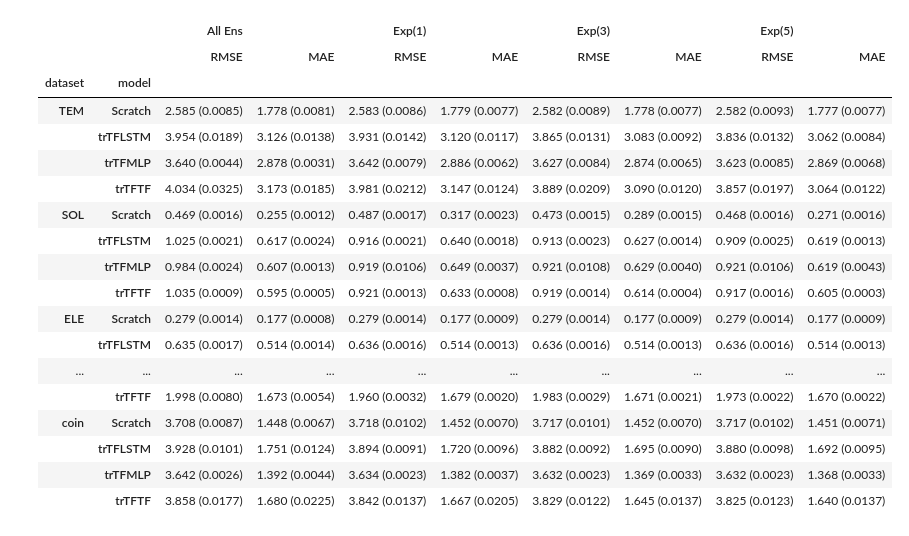
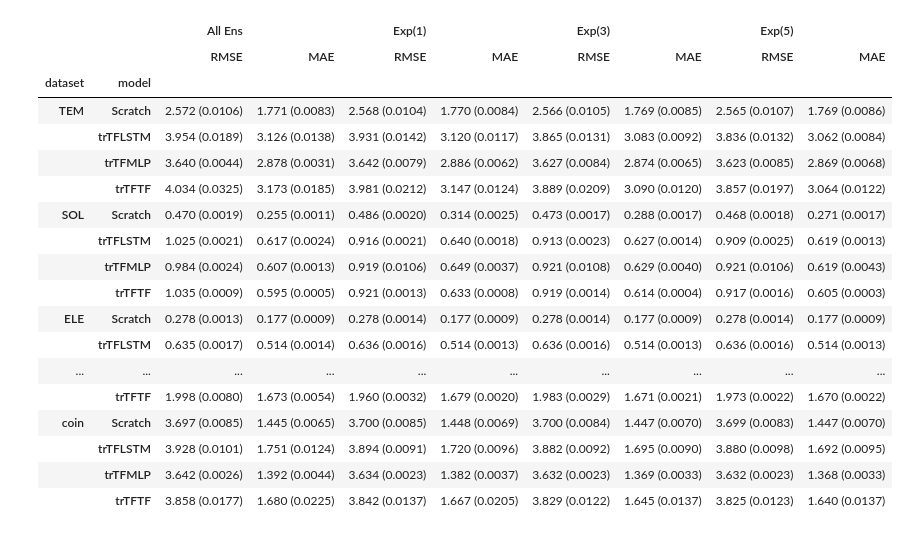
Before and after one commit to HollyRiver/TSTF, a Jupyter notebook: torch/result_agg.ipynb, the cells around one changed output. Cells and saved outputs as stored; diff of their text form; code cells hidden in the pictures.

```diff
--- a/torch/result_agg.ipynb
+++ b/torch/result_agg.ipynb
@@ -307,47 +297,47 @@ value_cols = ['All Ens', 'Exp(1)', 'Exp(3)', 'Exp(5)']
 
 df_long = df.melt(
     id_vars=['model', 'dataset', 'loss'],
     value_vars=value_cols,
     var_name='experiment',
     value_name='value'
 )
 
 df_final = (
     df_long
     .pivot_table(
         index=['dataset', 'model'],
         columns=['experiment', 'loss'],
         values='value',
         aggfunc='first'
     )
 )
 
 df_final = df_final.reindex(
     columns=pd.MultiIndex.from_product(
         [['All Ens', 'Exp(1)', 'Exp(3)', 'Exp(5)'],
         ['RMSE', 'MAE']]
     )
 )
 
-df_final.to_csv("aggregated_result_Scratch.csv")
+df_final.to_csv("aggregated_result.csv")
 df_final
 # %% [output]
 |  |  | All Ens |  | Exp(1) |  | Exp(3) |  | Exp(5) |  |
 |  |  | RMSE | MAE | RMSE | MAE | RMSE | MAE | RMSE | MAE |
 | dataset | model |  |  |  |  |  |  |  |  |
-| TEM | Scratch | 2.585 (0.0085) | 1.778 (0.0081) | 2.583 (0.0086) | 1.779 (0.0077) | 2.582 (0.0089) | 1.778 (0.0077) | 2.582 (0.0093) | 1.777 (0.0077) |
+| TEM | Scratch | 2.572 (0.0106) | 1.771 (0.0083) | 2.568 (0.0104) | 1.770 (0.0084) | 2.566 (0.0105) | 1.769 (0.0085) | 2.565 (0.0107) | 1.769 (0.0086) |
 |  | trTFLSTM | 3.954 (0.0189) | 3.126 (0.0138) | 3.931 (0.0142) | 3.120 (0.0117) | 3.865 (0.0131) | 3.083 (0.0092) | 3.836 (0.0132) | 3.062 (0.0084) |
 |  | trTFMLP | 3.640 (0.0044) | 2.878 (0.0031) | 3.642 (0.0079) | 2.886 (0.0062) | 3.627 (0.0084) | 2.874 (0.0065) | 3.623 (0.0085) | 2.869 (0.0068) |
 |  | trTFTF | 4.034 (0.0325) | 3.173 (0.0185) | 3.981 (0.0212) | 3.147 (0.0124) | 3.889 (0.0209) | 3.090 (0.0120) | 3.857 (0.0197) | 3.064 (0.0122) |
-| SOL | Scratch | 0.469 (0.0016) | 0.255 (0.0012) | 0.487 (0.0017) | 0.317 (0.0023) | 0.473 (0.0015) | 0.289 (0.0015) | 0.468 (0.0016) | 0.271 (0.0016) |
+| SOL | Scratch | 0.470 (0.0019) | 0.255 (0.0011) | 0.486 (0.0020) | 0.314 (0.0025) | 0.473 (0.0017) | 0.288 (0.0017) | 0.468 (0.0018) | 0.271 (0.0017) |
 |  | trTFLSTM | 1.025 (0.0021) | 0.617 (0.0024) | 0.916 (0.0021) | 0.640 (0.0018) | 0.913 (0.0023) | 0.627 (0.0014) | 0.909 (0.0025) | 0.619 (0.0013) |
 |  | trTFMLP | 0.984 (0.0024) | 0.607 (0.0013) | 0.919 (0.0106) | 0.649 (0.0037) | 0.921 (0.0108) | 0.629 (0.0040) | 0.921 (0.0106) | 0.619 (0.0043) |
 |  | trTFTF | 1.035 (0.0009) | 0.595 (0.0005) | 0.921 (0.0013) | 0.633 (0.0008) | 0.919 (0.0014) | 0.614 (0.0004) | 0.917 (0.0016) | 0.605 (0.0003) |
-| ELE | Scratch | 0.279 (0.0014) | 0.177 (0.0008) | 0.279 (0.0014) | 0.177 (0.0009) | 0.279 (0.0014) | 0.177 (0.0009) | 0.279 (0.0014) | 0.177 (0.0009) |
+| ELE | Scratch | 0.278 (0.0013) | 0.177 (0.0009) | 0.278 (0.0014) | 0.177 (0.0009) | 0.278 (0.0014) | 0.177 (0.0009) | 0.278 (0.0014) | 0.177 (0.0009) |
 |  | trTFLSTM | 0.635 (0.0017) | 0.514 (0.0014) | 0.636 (0.0016) | 0.514 (0.0013) | 0.636 (0.0016) | 0.514 (0.0013) | 0.636 (0.0016) | 0.514 (0.0013) |
 | ... | ... | ... | ... | ... | ... | ... | ... | ... | ... |
 |  | trTFTF | 1.998 (0.0080) | 1.673 (0.0054) | 1.960 (0.0032) | 1.679 (0.0020) | 1.983 (0.0029) | 1.671 (0.0021) | 1.973 (0.0022) | 1.670 (0.0022) |
-| coin | Scratch | 3.708 (0.0087) | 1.448 (0.0067) | 3.718 (0.0102) | 1.452 (0.0070) | 3.717 (0.0101) | 1.452 (0.0070) | 3.717 (0.0102) | 1.451 (0.0071) |
+| coin | Scratch | 3.697 (0.0085) | 1.445 (0.0065) | 3.700 (0.0085) | 1.448 (0.0069) | 3.700 (0.0084) | 1.447 (0.0070) | 3.699 (0.0083) | 1.447 (0.0070) |
 |  | trTFLSTM | 3.928 (0.0101) | 1.751 (0.0124) | 3.894 (0.0091) | 1.720 (0.0096) | 3.882 (0.0092) | 1.695 (0.0090) | 3.880 (0.0098) | 1.692 (0.0095) |
 |  | trTFMLP | 3.642 (0.0026) | 1.392 (0.0044) | 3.634 (0.0023) | 1.382 (0.0037) | 3.632 (0.0023) | 1.369 (0.0033) | 3.632 (0.0023) | 1.368 (0.0033) |
 |  | trTFTF | 3.858 (0.0177) | 1.680 (0.0225) | 3.842 (0.0137) | 1.667 (0.0205) | 3.829 (0.0122) | 1.645 (0.0137) | 3.825 (0.0123) | 1.640 (0.0137) |
```
Also changed, not shown: parts of 2 cells of this notebook, 3 other files.
